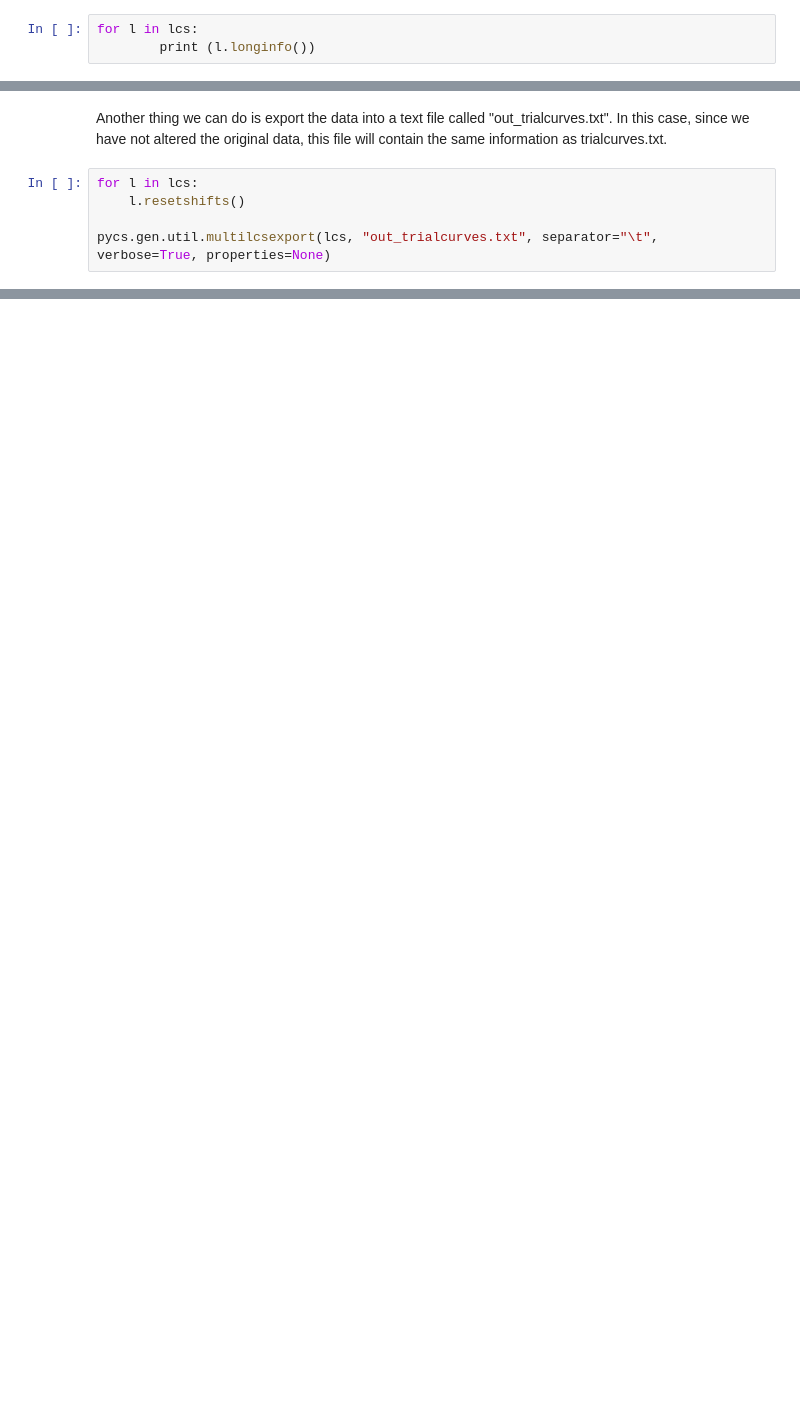
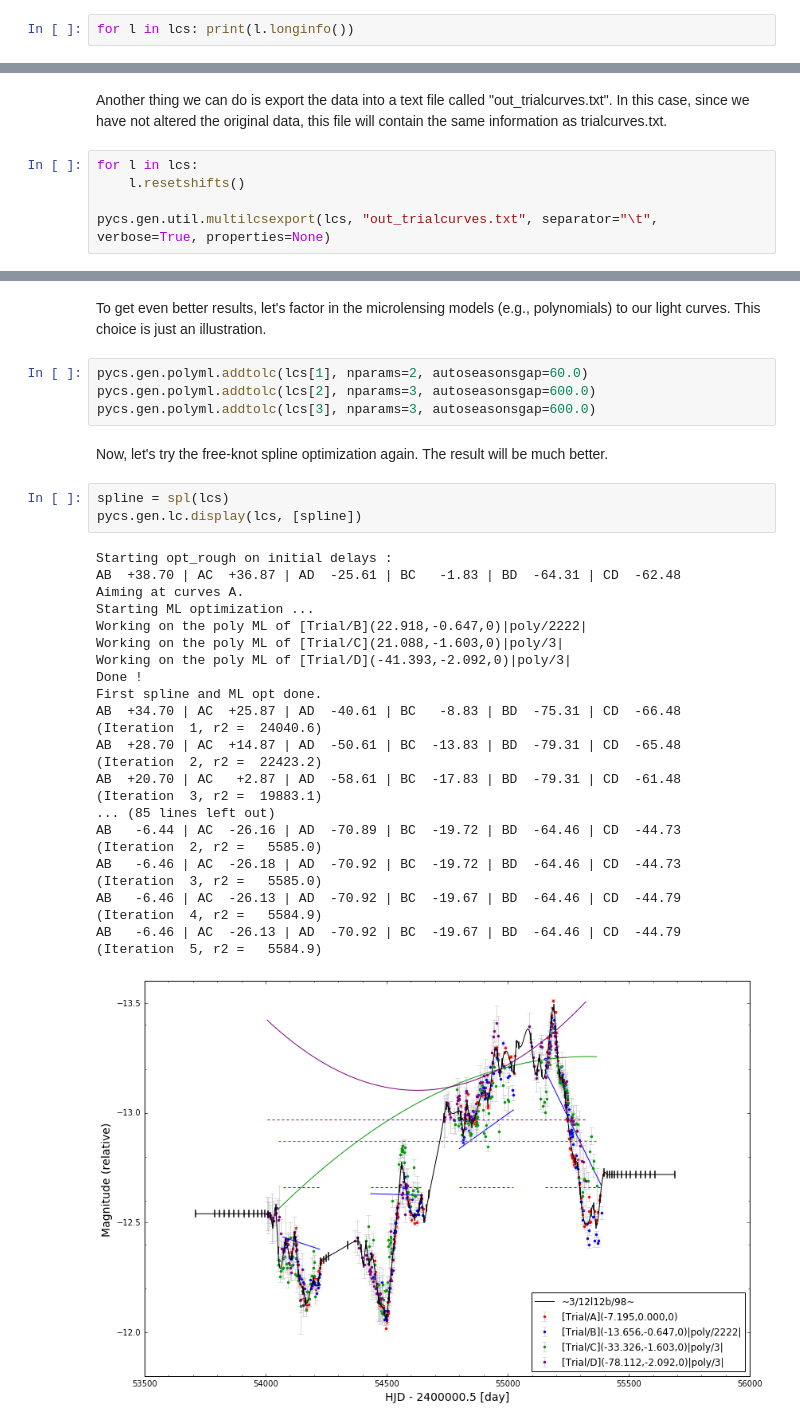
Before and after one commit to LSSTDESC/SLTimer, a Jupyter notebook: notebooks/Demo.ipynb, the cells around one changed output, grey strips where cells are left out. Saved outputs shown, nothing was run; the diff lists cells and outputs as text; blank space fills up the shorter version.

```diff
--- a/notebooks/Demo.ipynb
+++ b/notebooks/Demo.ipynb
@@ -70,8 +91,7 @@ for l in lcs:
 # %% [markdown]
 You can do a variety of things with this file to find out more information. For example, running the script below will provide you with the number of points, gap length, shifts, median, mean, maximum, minimum, and the colour it is plotted in.
 # %%
-for l in lcs:
-        print (l.longinfo())
+for l in lcs: print(l.longinfo())
 # %% [markdown]
 To save this figure to a file:
 # %%
@@ -87,0 +205,30 @@ pycs.gen.util.multilcsexport(lcs, "out_trialcurves.txt", separator="\t", verbose
+# %% [markdown]
+To get even better results, let's factor in the microlensing models (e.g., polynomials) to our light curves. This choice is just an illustration.
+# %%
+pycs.gen.polyml.addtolc(lcs[1], nparams=2, autoseasonsgap=60.0)
+pycs.gen.polyml.addtolc(lcs[2], nparams=3, autoseasonsgap=600.0)
+pycs.gen.polyml.addtolc(lcs[3], nparams=3, autoseasonsgap=600.0)
+# %% [markdown]
+Now, let's try the free-knot spline optimization again. The result will be much better.
+# %%
+spline = spl(lcs)
+pycs.gen.lc.display(lcs, [spline])
+# %% [output]
+Starting opt_rough on initial delays :
+AB  +38.70 | AC  +36.87 | AD  -25.61 | BC   -1.83 | BD  -64.31 | CD  -62.48
+Aiming at curves A.
+Starting ML optimization ...
+Working on the poly ML of [Trial/B](22.918,-0.647,0)|poly/2222|
+Working on the poly ML of [Trial/C](21.088,-1.603,0)|poly/3|
+Working on the poly ML of [Trial/D](-41.393,-2.092,0)|poly/3|
+Done !
+First spline and ML opt done.
+AB  +34.70 | AC  +25.87 | AD  -40.61 | BC   -8.83 | BD  -75.31 | CD  -66.48    (Iteration  1, r2 =  24040.6)
+AB  +28.70 | AC  +14.87 | AD  -50.61 | BC  -13.83 | BD  -79.31 | CD  -65.48    (Iteration  2, r2 =  22423.2)
+AB  +20.70 | AC   +2.87 | AD  -58.61 | BC  -17.83 | BD  -79.31 | CD  -61.48    (Iteration  3, r2 =  19883.1)
+... (85 lines left out)
+AB   -6.44 | AC  -26.16 | AD  -70.89 | BC  -19.72 | BD  -64.46 | CD  -44.73    (Iteration  2, r2 =   5585.0)
+AB   -6.46 | AC  -26.18 | AD  -70.92 | BC  -19.72 | BD  -64.46 | CD  -44.73    (Iteration  3, r2 =   5585.0)
+AB   -6.46 | AC  -26.13 | AD  -70.92 | BC  -19.67 | BD  -64.46 | CD  -44.79    (Iteration  4, r2 =   5584.9)
+AB   -6.46 | AC  -26.13 | AD  -70.92 | BC  -19.67 | BD  -64.46 | CD  -44.79    (Iteration  5, r2 =   5584.9)
+[figure, added]
```
Also changed, not shown: parts of 46 cells of this notebook.
